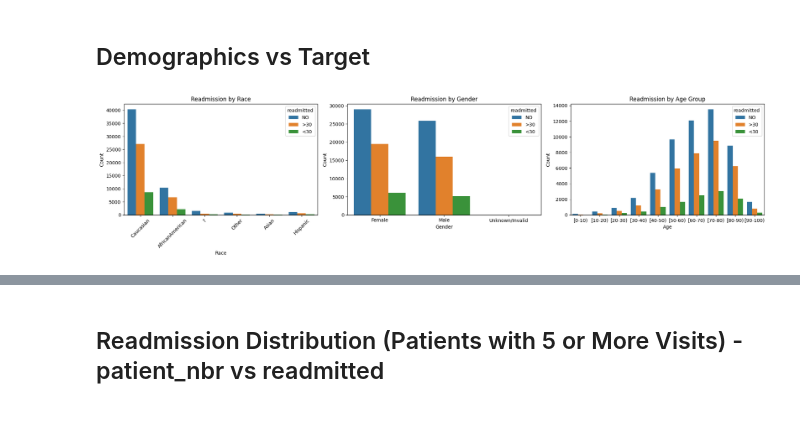
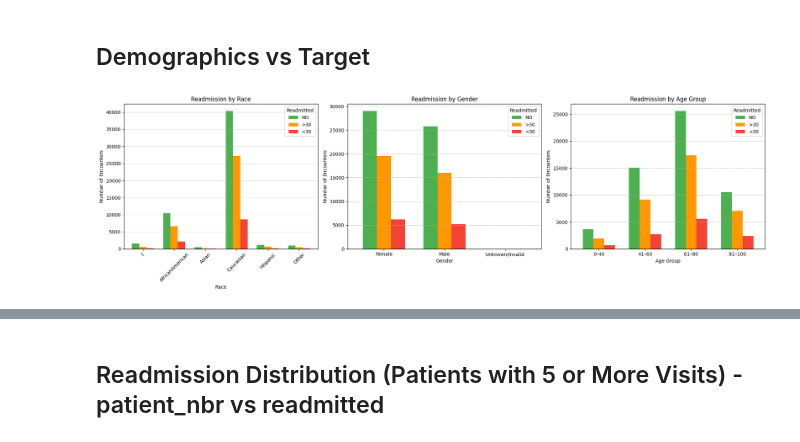
Before and after one commit to chawthinn/uci-diabetes-readmission-pyspark, a Jupyter notebook: scripts/DiabetesReadmissionProject_2.ipynb, the cells around one changed output, grey strips where cells are left out. Cells and saved outputs as stored; diff of their text form; code cells hidden in the pictures.

```diff
--- a/scripts/DiabetesReadmissionProject_2.ipynb
+++ b/scripts/DiabetesReadmissionProject_2.ipynb
@@ -544,32 +544,54 @@ Name: count, dtype: int64
 ## Features vs Target
 # %% [markdown]
 ## Demographics vs Target
-# %%
-import seaborn as sns
-import matplotlib.pyplot as plt
-# Plot Race, Gender, and Age Readmission Distributions Side-by-Side (Horizontal Layout)
-fig, axes = plt.subplots(1, 3, figsize=(20, 5))
-
-# Plot 1: Readmission by Race
-sns.countplot(data=df, x='race', hue='readmitted', ax=axes[0])
-axes[0].set_title("Readmission by Race")
-axes[0].set_xlabel("Race")
-axes[0].set_ylabel("Count")
-axes[0].tick_params(axis='x', rotation=45)
-
-# Plot 2: Readmission by Gender
-sns.countplot(data=df, x='gender', hue='readmitted', ax=axes[1])
-axes[1].set_title("Readmission by Gender")
-axes[1].set_xlabel("Gender")
-axes[1].set_ylabel("Count")
-
-# Plot 3: Readmission by Age Group
-sns.countplot(data=df, x='age', hue='readmitted', ax=axes[2])
-axes[2].set_title("Readmission by Age Group")
-axes[2].set_xlabel("Age")
-axes[2].set_ylabel("Count")
-
-plt.tight_layout()
-plt.show()
-# %% [output]
-[figure, removed]
+# %%
+import pandas as pd
+import matplotlib.pyplot as plt
+
+# --- Map age to numeric midpoint ---
+age_map = {
+    '[0-10)': 5, '[10-20)': 15, '[20-30)': 25, '[30-40)': 35, '[40-50)': 45,
+    '[50-60)': 55, '[60-70)': 65, '[70-80)': 75, '[80-90)': 85, '[90-100)': 95
+}
+df['age_mid'] = df['age'].map(age_map)
+df['age_group'] = pd.cut(df['age_mid'], bins=[0, 40, 60, 80, 100], labels=['0–40', '41–60', '61–80', '81–100'])
+
+# --- Set up subplots (NO shared Y-axis) ---
+fig, axes = plt.subplots(1, 3, figsize=(20, 6), sharey=False)
+
+# --- 1. Race ---
+race_counts = pd.crosstab(df['race'], df['readmitted'])[['NO', '>30', '<30']]
+race_counts.plot(kind='bar', ax=axes[0], width=0.7, color=['#4caf50', '#ff9800', '#f44336'])
+axes[0].set_title('Readmission by Race')
+axes[0].set_xlabel('Race')
+axes[0].set_ylabel('Number of Encounters')
+axes[0].grid(axis='y', linestyle='--', alpha=0.7)
+axes[0].legend(title='Readmitted', loc='upper right')
+axes[0].tick_params(axis='x', rotation=45)
+
+# --- 2. Gender ---
+gender_counts = pd.crosstab(df['gender'], df['readmitted'])[['NO', '>30', '<30']]
+gender_counts.plot(kind='bar', ax=axes[1], width=0.7, color=['#4caf50', '#ff9800', '#f44336'])
+axes[1].set_title('Readmission by Gender')
+axes[1].set_xlabel('Gender')
+axes[1].set_ylabel('Number of Encounters')
+axes[1].grid(axis='y', linestyle='--', alpha=0.7)
+axes[1].legend(title='Readmitted', loc='upper right')
+axes[1].tick_params(axis='x', rotation=0)
+
+# --- 3. Age Group ---
+group_counts = pd.crosstab(df['age_group'], df['readmitted'])[['NO', '>30', '<30']]
+group_counts.plot(kind='bar', ax=axes[2], width=0.7, color=['#4caf50', '#ff9800', '#f44336'])
+axes[2].set_title('Readmission by Age Group')
+axes[2].set_xlabel('Age Group')
+axes[2].set_ylabel('Number of Encounters')
+axes[2].grid(axis='y', linestyle='--', alpha=0.7)
+axes[2].legend(title='Readmitted', loc='upper right')
+axes[2].tick_params(axis='x', rotation=0)
+
+
+# --- Layout ---
+plt.tight_layout()
+plt.show()
+# %% [output]
+[figure, added]
```
Also changed, not shown: parts of 16 cells of this notebook.
